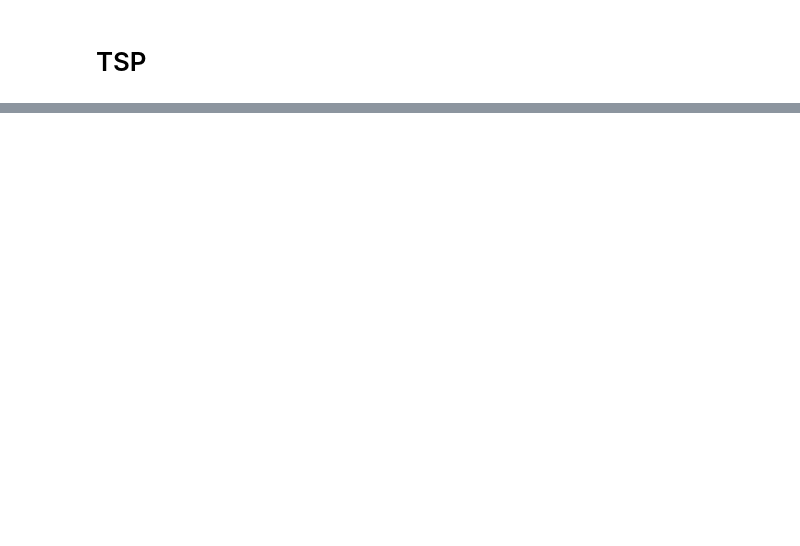
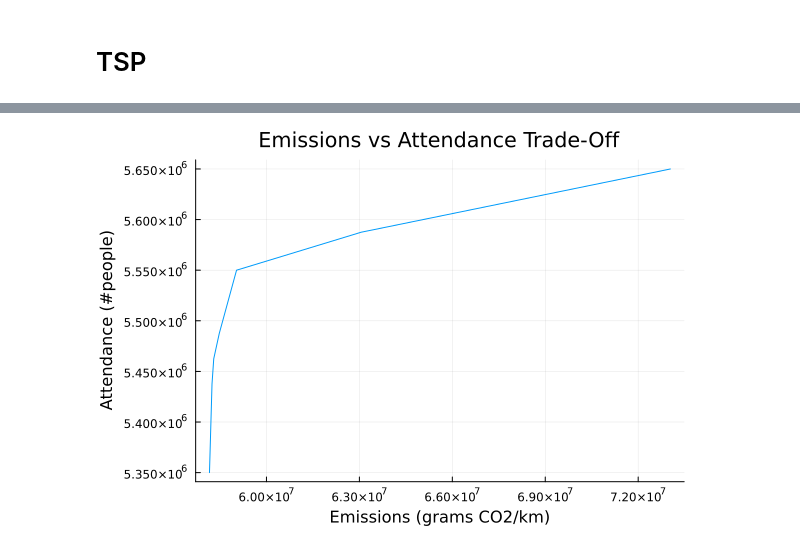
Before and after one commit to GuillaumeBonheure/OptimizeF1, a Jupyter notebook: Exploring.ipynb, the cells around one changed output, grey strips where cells are left out. Cells and saved outputs as stored; diff of their text form; code cells hidden in the pictures; blank space fills up the shorter version.

```diff
--- a/Exploring.ipynb
+++ b/Exploring.ipynb
@@ -746,0 +840,11 @@ end
+# %%
+# add emissions from alpha = 0.15 to each row of results_tsp
+total_result = DataFrame(alpha = Float64[], emissions = Float64[], attendance = Float64[])
+for row in eachrow(results_tsp)
+    push!(total_result, [row.alpha, row.emissions + results[3, :emissions], row.attendance])
+end
+# %%
+using Plots
+display("image/png", plot(total_result.emissions, total_result.attendance, title="Emissions vs Attendance Trade-Off", xlabel="Emissions (grams CO2/km)", ylabel="Attendance (#people)", legend=false))
+# %% [output]
+[figure, added]
```
Also changed, not shown: parts of 11 cells of this notebook, 28 other files.
